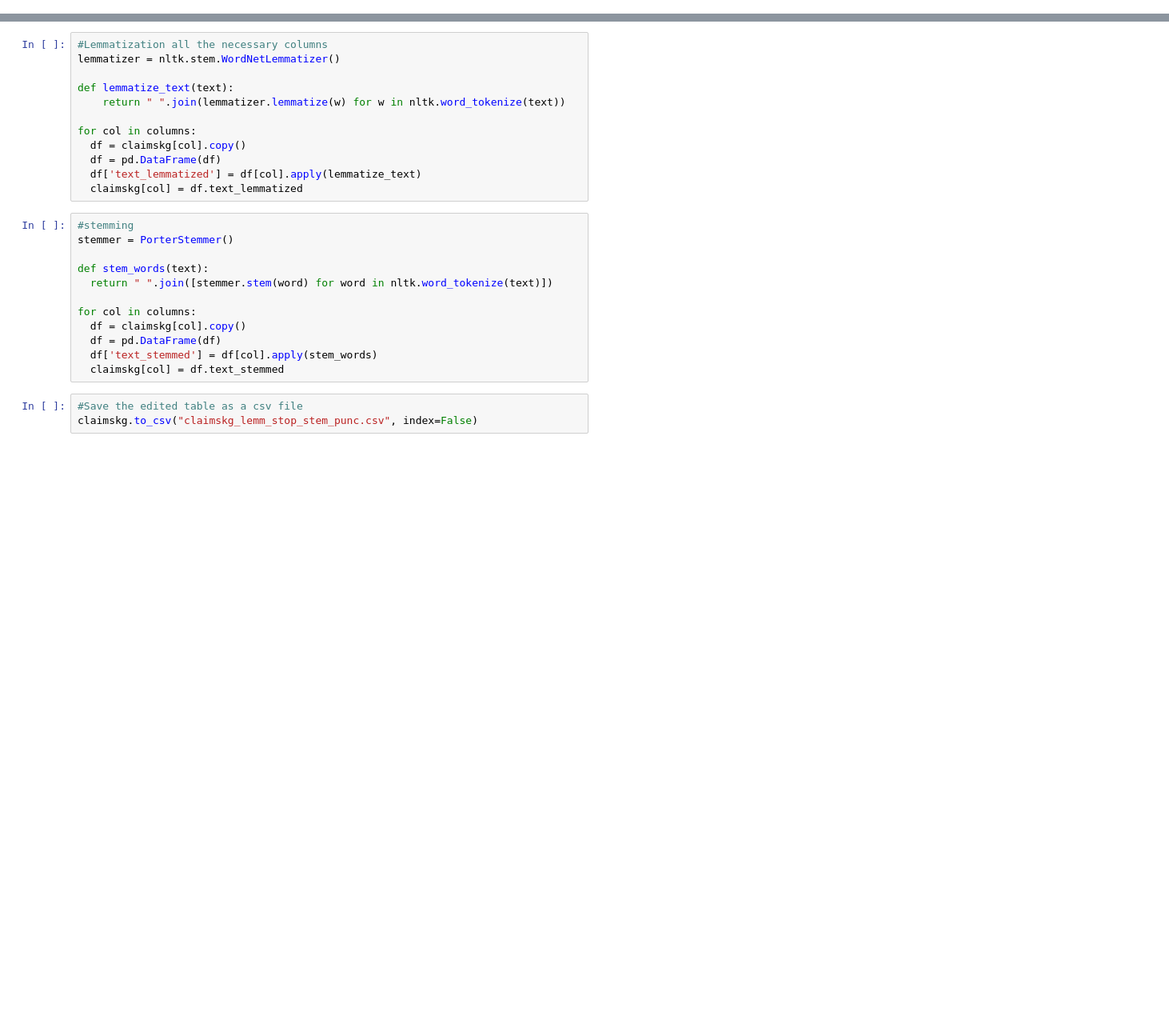
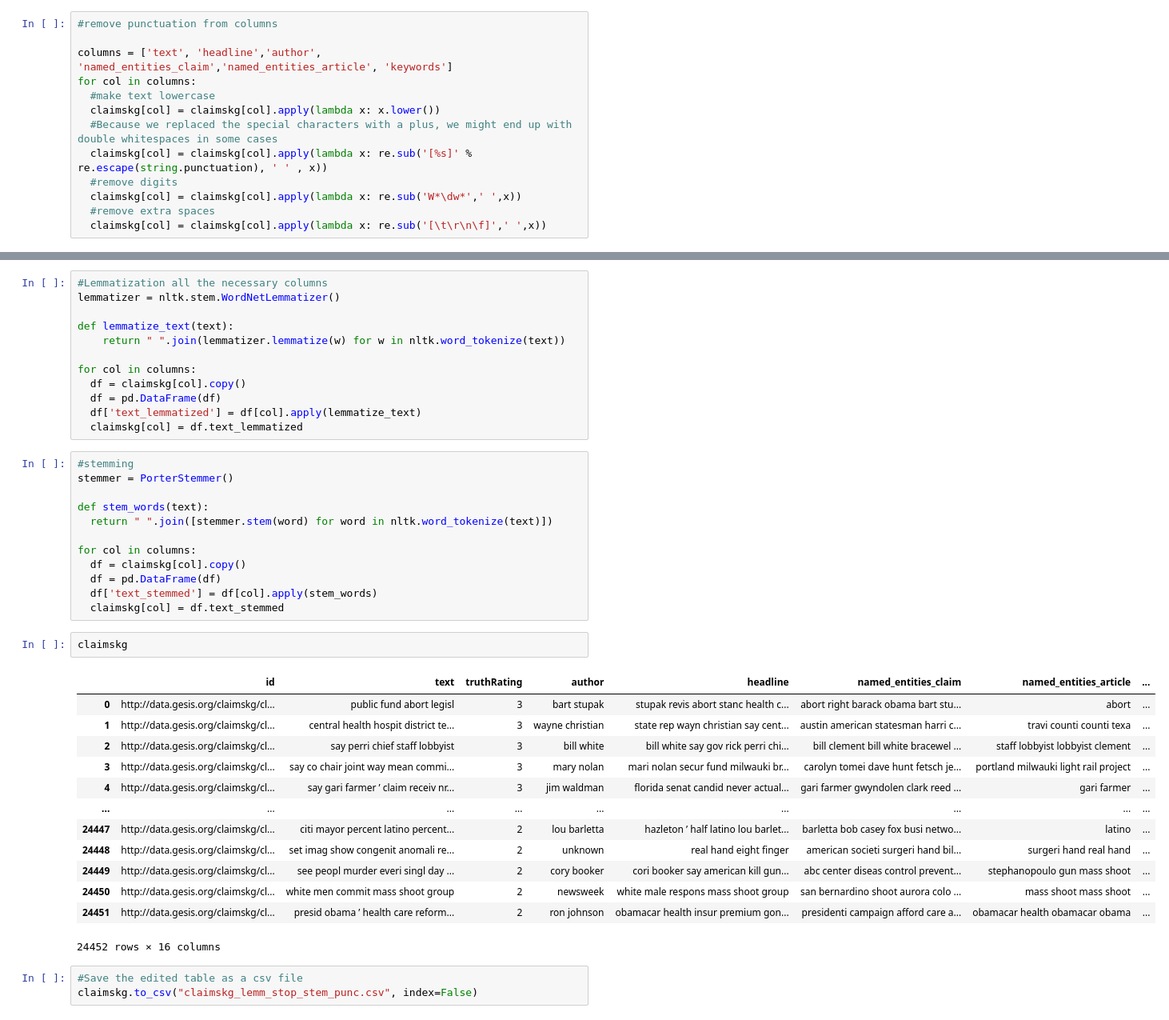
Before and after one commit to EnsiyehRaoufi/Claims-Knowledge-Graph, a Jupyter notebook: ClaimsKG.ipynb, the cells around one changed output, grey strips where cells are left out. Shown at 80% size. Drawn from its saved outputs; the diff is of its cells as text; blank space fills up the shorter version.

```diff
--- a/ClaimsKG.ipynb
+++ b/ClaimsKG.ipynb
@@ -460,6 +451,19 @@ for col in columns:
 
 texts = claimskg['text']
 claimskg['POS'] = pos_tag_sents(map(word_tokenize, texts))
+# %%
+#remove punctuation from columns
+
+columns = ['text', 'headline','author', 'named_entities_claim','named_entities_article', 'keywords']
+for col in columns:
+  #make text lowercase
+  claimskg[col] = claimskg[col].apply(lambda x: x.lower())
+  #Because we replaced the special characters with a plus, we might end up with double whitespaces in some cases
+  claimskg[col] = claimskg[col].apply(lambda x: re.sub('[%s]' % re.escape(string.punctuation), ' ' , x))
+  #remove digits
+  claimskg[col] = claimskg[col].apply(lambda x: re.sub('W*\dw*',' ',x))
+  #remove extra spaces
+  claimskg[col] = claimskg[col].apply(lambda x: re.sub('[\t\r\n\f]',' ',x))
 # %%
 #Remove stop words of the all necessary columns
 stop_words = set(stopwords.words('english'))
@@ -498,6 +502,22 @@ for col in columns:
   df = pd.DataFrame(df)
   df['text_stemmed'] = df[col].apply(stem_words)
   claimskg[col] = df.text_stemmed
+# %%
+claimskg
+# %% [output]
+|  | id | text | truthRating | author | headline | named_entities_claim | named_entities_article | ... |
+| 0 | http://data.gesis.org/claimskg/cl... | public fund abort legisl | 3 | bart stupak | stupak revis abort stanc health c... | abort right barack obama bart stu... | abort | ... |
+| 1 | http://data.gesis.org/claimskg/cl... | central health hospit district te... | 3 | wayne christian | state rep wayn christian say cent... | austin american statesman harri c... | travi counti counti texa | ... |
+| 2 | http://data.gesis.org/claimskg/cl... | say perri chief staff lobbyist | 3 | bill white | bill white say gov rick perri chi... | bill clement bill white bracewel ... | staff lobbyist lobbyist clement | ... |
+| 3 | http://data.gesis.org/claimskg/cl... | say co chair joint way mean commi... | 3 | mary nolan | mari nolan secur fund milwauki br... | carolyn tomei dave hunt fetsch je... | portland milwauki light rail project | ... |
+| 4 | http://data.gesis.org/claimskg/cl... | say gari farmer ’ claim receiv nr... | 3 | jim waldman | florida senat candid never actual... | gari farmer gwyndolen clark reed ... | gari farmer | ... |
+| ... | ... | ... | ... | ... | ... | ... | ... | ... |
+| 24447 | http://data.gesis.org/claimskg/cl... | citi mayor percent latino percent... | 2 | lou barletta | hazleton ’ half latino lou barlet... | barletta bob casey fox busi netwo... | latino | ... |
+| 24448 | http://data.gesis.org/claimskg/cl... | set imag show congenit anomali re... | 2 | unknown | real hand eight finger | american societi surgeri hand bil... | surgeri hand real hand | ... |
+| 24449 | http://data.gesis.org/claimskg/cl... | see peopl murder everi singl day ... | 2 | cory booker | cori booker say american kill gun... | abc center diseas control prevent... | stephanopoulo gun mass shoot | ... |
+| 24450 | http://data.gesis.org/claimskg/cl... | white men commit mass shoot group | 2 | newsweek | white male respons mass shoot group | san bernardino shoot aurora colo ... | mass shoot mass shoot | ... |
+| 24451 | http://data.gesis.org/claimskg/cl... | presid obama ’ health care reform... | 2 | ron johnson | obamacar health insur premium gon... | presidenti campaign afford care a... | obamacar health obamacar obama | ... |
+24452 rows × 16 columns
 # %%
 #Save the edited table as a csv file
 claimskg.to_csv("claimskg_lemm_stop_stem_punc.csv", index=False)
```
Also changed, not shown: parts of 48 cells of this notebook.
